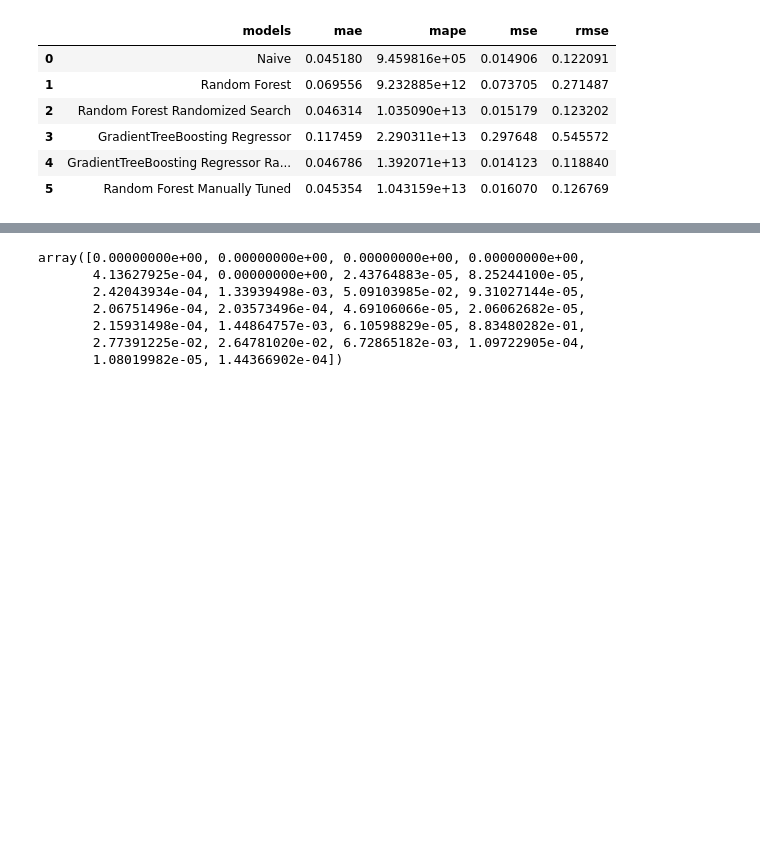
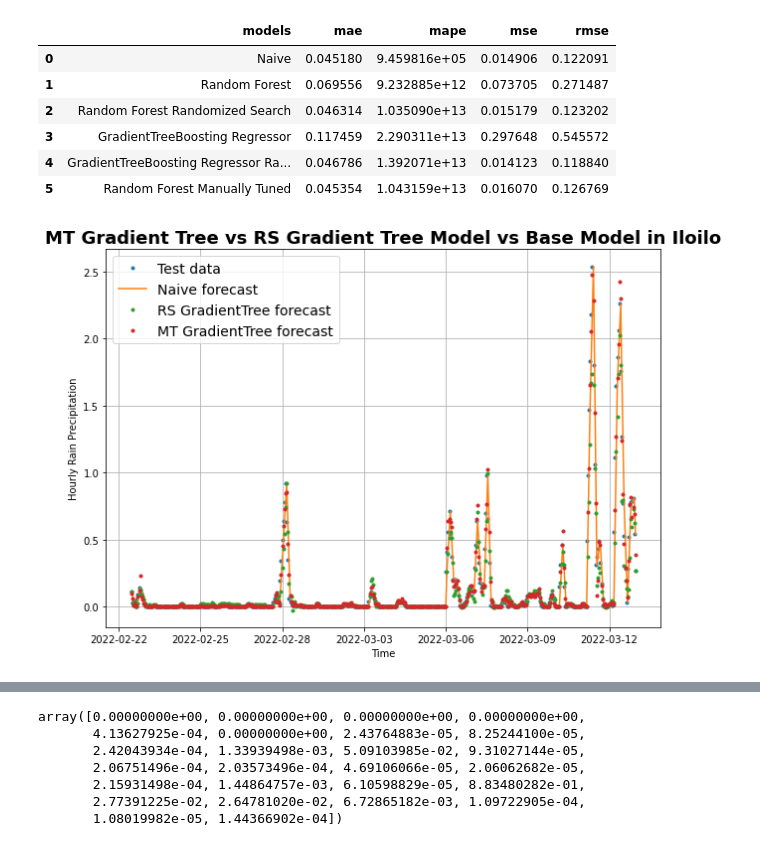
Before and after one commit to eRuaro/prac-research, a Jupyter notebook: iloilo.ipynb, the cells around one changed output, grey strips where cells are left out. Saved outputs shown, nothing was run; the diff lists cells and outputs as text; code cells hidden in the pictures; blank space fills up the shorter version.

```diff
--- a/iloilo.ipynb
+++ b/iloilo.ipynb
@@ -1100,3 +1102,19 @@ best_rs_model.fit(X_train, y_train)
 # %% [output]
 RandomForestRegressor(max_samples=416, min_samples_leaf=2, min_samples_split=20,
                       n_estimators=31, n_jobs=-1)
+# %%
+np.random.seed(1)
+best_gbr_model = GradientBoostingRegressor(
+    criterion='friedman_mse',
+    learning_rate=0.1,
+    loss='absolute_error',
+    max_depth=50,
+    max_features='auto',
+    min_samples_leaf=20,
+    n_estimators=1800,
+)
+
+best_gbr_model.fit(X_train, y_train)
+
+best_gbr_scores = show_scores_sklearn(best_gbr_model)
+best_gbr_scores
@@ -1150,6 +1205,30 @@ scores
 | 5 | Random Forest Manually Tuned | 0.045354 | 1.043159e+13 | 0.016070 | 0.126769 |
 # %%
 best_rs_forecast = best_rs_model.predict(X_test)
+# %%
+best_gbr_forecast = best_gbr_model.predict(X_test)
+# %%
+plt.figure(figsize=(10, 7))
+offset = 10 # offset the values by 300 timesteps
+plot_time_series(timesteps=X_time_test,  values=y_test, label="Test data")
+plot_time_series(timesteps=X_time_test[1:], values=naive_forecast, format="-",  label="Naive forecast")
+# plot_time_series(timesteps=X_time_test, start=offset, values=rs_ideal_forecast, label='RS RandomForest forecast')
+# plot_time_series(timesteps=X_time_test,  values=best_rs_forecast, label='Manually Tuned RandomForest forecast')
+# plot_time_series(timesteps=X_time_test, start=offset, values=k_forecast, label='KNR forecast')
+# plot_time_series(timesteps=X_time_test, start=offset, values=rs_k_forecast, label='Ideal KNR forecast')
+# plot_time_series(timesteps=X_time_test, start=offset, values=svr_forecast, label='SVR forecast')
+# plot_time_series(timesteps=X_time_test, start=offset, values=rs_svr_forecast, label='Ideal SVR forecast')
+# plot_time_series(timesteps=X_time_test, start=offset, values=vr_forecast, label='VotingRegressor forecast')
+# plot_time_series(timesteps=X_time_test, start=offset, values=gbr_forecast, label='GradientTree forecast')
+plot_time_series(timesteps=X_time_test, values=rs_gbr_forecast, label='RS GradientTree forecast')
+plot_time_series(timesteps=X_time_test, values=best_gbr_forecast, label='MT GradientTree forecast')
+# plot_time_series(timesteps=X_time_test, values=best_rs_forecast, label='Best RandomForest forecast')
+plt.gca().xaxis.set_major_locator(mdates.DayLocator(interval=3));
+plt.title('MT Gradient Tree vs RS Gradient Tree Model vs Base Model in Iloilo', fontsize=18, fontweight='bold')
+
+plt.show();
+# %% [output]
+[figure, added]
 # %%
 plt.figure(figsize=(10, 7))
 offset = 10 # offset the values by 300 timesteps
```
Also changed, not shown: parts of 8 cells of this notebook.
